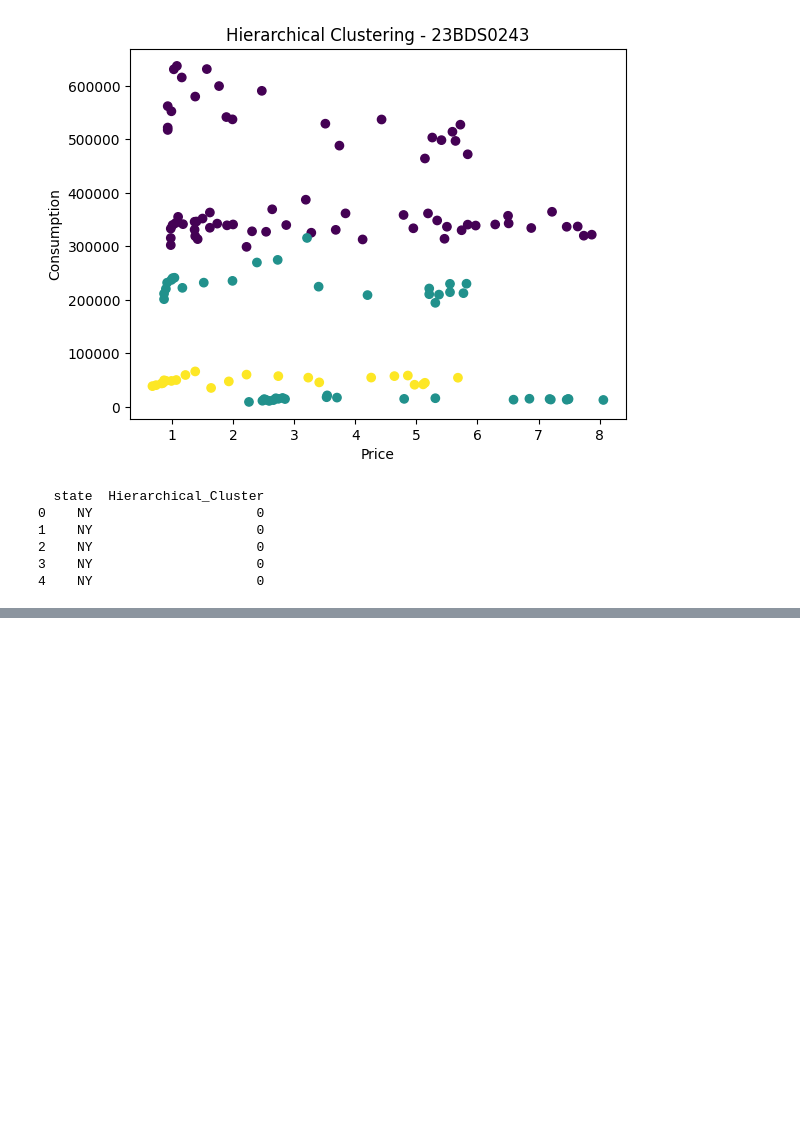
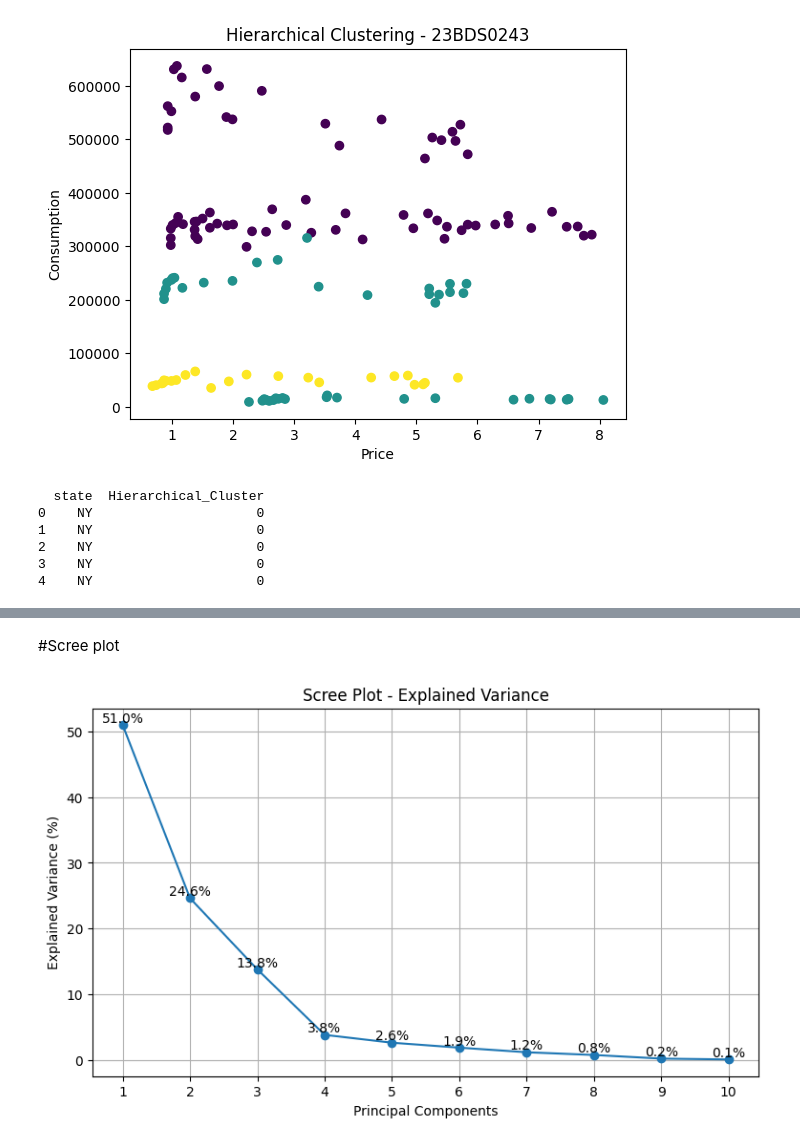
Before and after one commit to siddhiofficial/Siddhi, a Jupyter notebook: EDA_Phase1.ipynb, the cells around one changed output, grey strips where cells are left out. Cells and saved outputs as stored; diff of their text form; code cells hidden in the pictures; blank space fills up the shorter version.

```diff
--- a/EDA_Phase1.ipynb
+++ b/EDA_Phase1.ipynb
@@ -646,0 +671,8 @@ print(df[['state', 'Hierarchical_Cluster']].head())
+# %%
+from sklearn.preprocessing import StandardScaler
+
+scaler = StandardScaler()
+scaled_data = scaler.fit_transform(pca_data)
+
+print("Standardized data:")
+print(scaled_data[:5])
@@ -646,0 +721,14 @@ print(df[['state', 'Hierarchical_Cluster']].head())
+# %%
+# Explained variance ratio
+explained_variance = pca.explained_variance_ratio_
+
+# Cumulative explained variance
+cumulative_variance = np.cumsum(explained_variance)
+
+variance_df = pd.DataFrame({
+    'Principal Component': [f'PC{i+1}' for i in range(len(explained_variance))],
+    'Explained Variance': explained_variance,
+    'Cumulative Variance': cumulative_variance
+})
+
+display(variance_df)
@@ -646,0 +747,25 @@ print(df[['state', 'Hierarchical_Cluster']].head())
+# %% [markdown]
+#Scree plot
+# %%
+import matplotlib.pyplot as plt
+
+plt.figure(figsize=(9, 5))
+
+plt.plot(
+    range(1, len(explained_variance) + 1),
+    explained_variance * 100,
+    marker='o'
+)
+
+plt.title("Scree Plot - Explained Variance")
+plt.xlabel("Principal Components")
+plt.ylabel("Explained Variance (%)")
+plt.xticks(range(1, len(explained_variance) + 1))
+plt.grid(True)
+
+for i, value in enumerate(explained_variance):
+    plt.text(i + 1, value * 100, f'{value*100:.1f}%', ha='center', va='bottom')
+
+plt.show()
+# %% [output]
+[figure, added]
```
Also changed, not shown: parts of 21 cells of this notebook.
